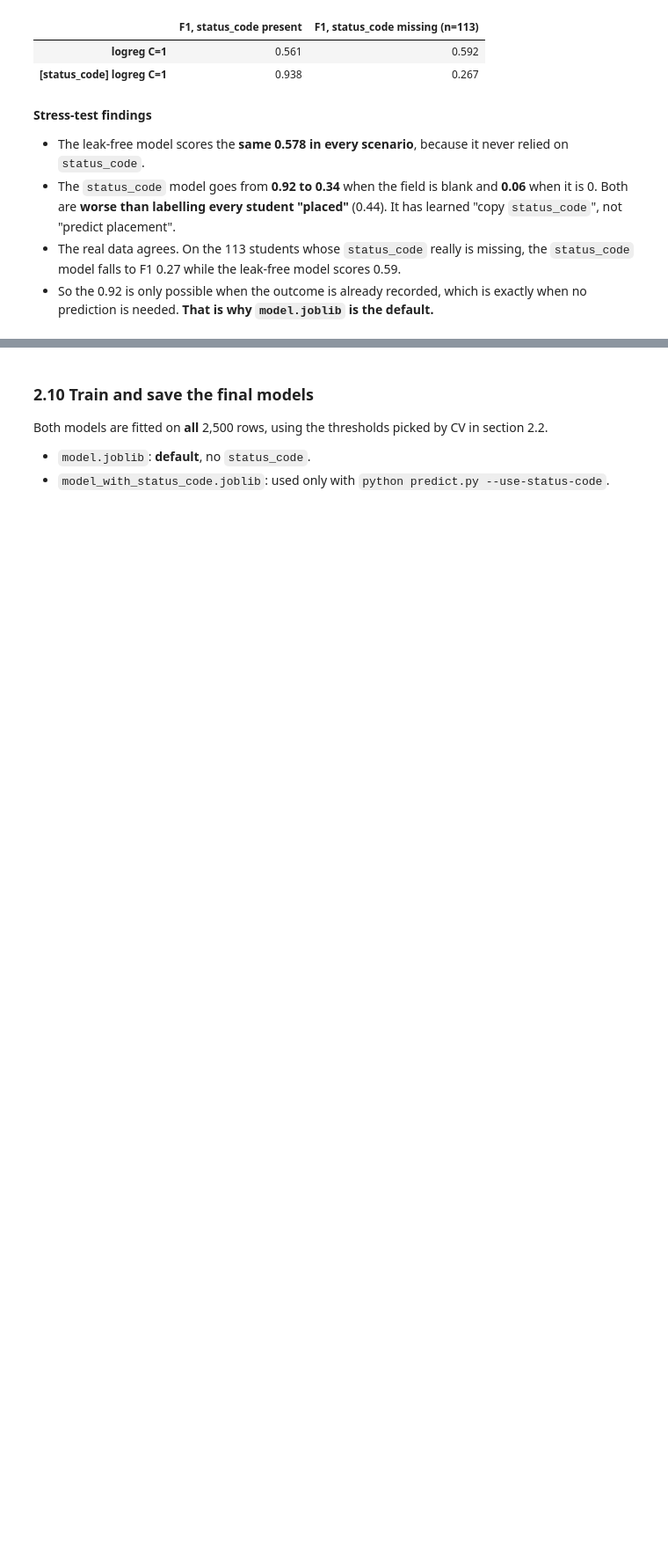
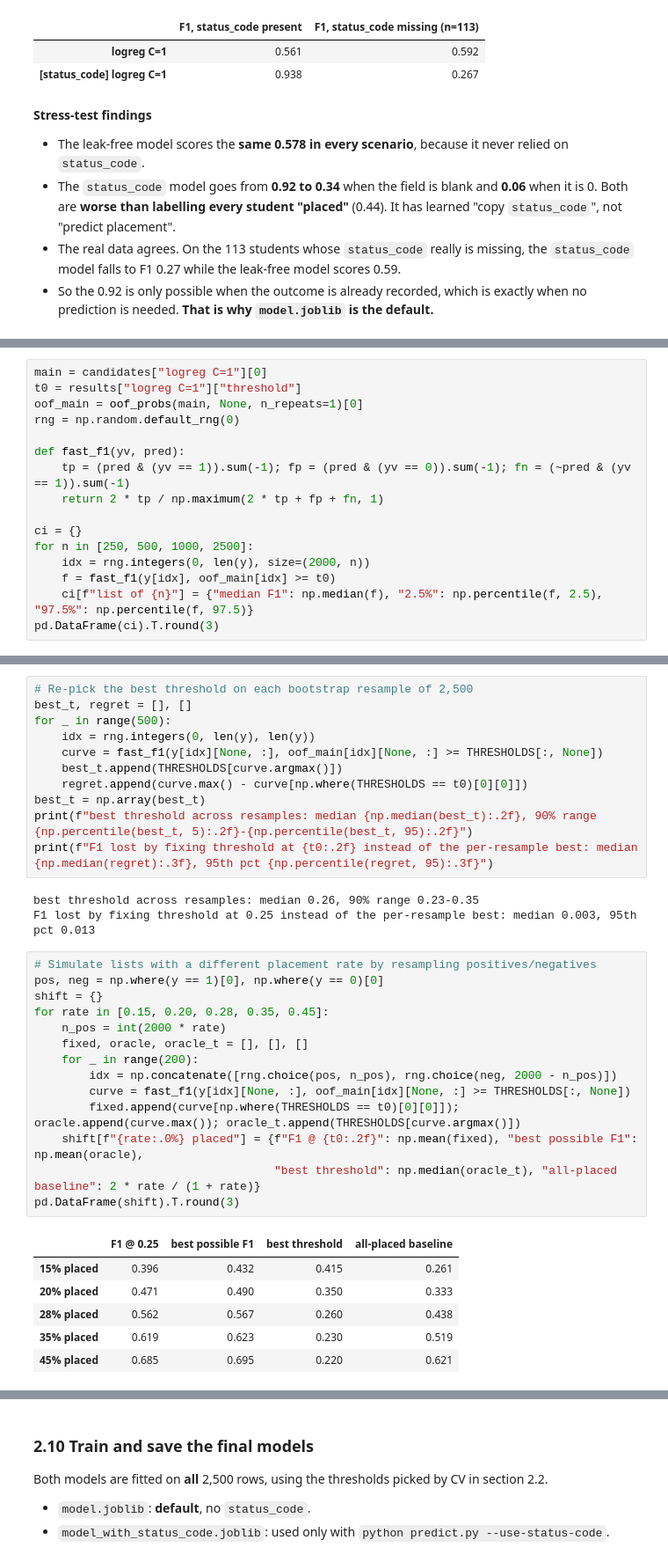
Before and after one commit to Pranov123/pranov_goML_submission, a Jupyter notebook: placement/analysis.ipynb, the cells around one changed output, grey strips where cells are left out. Shown at 88% size. Drawn from its saved outputs; the diff is of its cells as text; blank space fills up the shorter version.

Commit message:
Add F1 confidence intervals, threshold stability and placement-rate sensitivity

```diff
--- a/placement/analysis.ipynb
+++ b/placement/analysis.ipynb
@@ -504,0 +511,16 @@ pd.DataFrame(natural).T.round(3)
+# %%
+main = candidates["logreg C=1"][0]
+t0 = results["logreg C=1"]["threshold"]
+oof_main = oof_probs(main, None, n_repeats=1)[0]
+rng = np.random.default_rng(0)
+
+def fast_f1(yv, pred):
+    tp = (pred & (yv == 1)).sum(-1); fp = (pred & (yv == 0)).sum(-1); fn = (~pred & (yv == 1)).sum(-1)
+    return 2 * tp / np.maximum(2 * tp + fp + fn, 1)
+
+ci = {}
+for n in [250, 500, 1000, 2500]:
+    idx = rng.integers(0, len(y), size=(2000, n))
+    f = fast_f1(y[idx], oof_main[idx] >= t0)
+    ci[f"list of {n}"] = {"median F1": np.median(f), "2.5%": np.percentile(f, 2.5), "97.5%": np.percentile(f, 97.5)}
+pd.DataFrame(ci).T.round(3)
@@ -504,0 +533,35 @@ pd.DataFrame(natural).T.round(3)
+# %%
+# Re-pick the best threshold on each bootstrap resample of 2,500
+best_t, regret = [], []
+for _ in range(500):
+    idx = rng.integers(0, len(y), len(y))
+    curve = fast_f1(y[idx][None, :], oof_main[idx][None, :] >= THRESHOLDS[:, None])
+    best_t.append(THRESHOLDS[curve.argmax()])
+    regret.append(curve.max() - curve[np.where(THRESHOLDS == t0)[0][0]])
+best_t = np.array(best_t)
+print(f"best threshold across resamples: median {np.median(best_t):.2f}, 90% range {np.percentile(best_t, 5):.2f}-{np.percentile(best_t, 95):.2f}")
+print(f"F1 lost by fixing threshold at {t0:.2f} instead of the per-resample best: median {np.median(regret):.3f}, 95th pct {np.percentile(regret, 95):.3f}")
+# %% [output]
+best threshold across resamples: median 0.26, 90% range 0.23-0.35
+F1 lost by fixing threshold at 0.25 instead of the per-resample best: median 0.003, 95th pct 0.013
+# %%
+# Simulate lists with a different placement rate by resampling positives/negatives
+pos, neg = np.where(y == 1)[0], np.where(y == 0)[0]
+shift = {}
+for rate in [0.15, 0.20, 0.28, 0.35, 0.45]:
+    n_pos = int(2000 * rate)
+    fixed, oracle, oracle_t = [], [], []
+    for _ in range(200):
+        idx = np.concatenate([rng.choice(pos, n_pos), rng.choice(neg, 2000 - n_pos)])
+        curve = fast_f1(y[idx][None, :], oof_main[idx][None, :] >= THRESHOLDS[:, None])
+        fixed.append(curve[np.where(THRESHOLDS == t0)[0][0]]); oracle.append(curve.max()); oracle_t.append(THRESHOLDS[curve.argmax()])
+    shift[f"{rate:.0%} placed"] = {f"F1 @ {t0:.2f}": np.mean(fixed), "best possible F1": np.mean(oracle),
+                                   "best threshold": np.median(oracle_t), "all-placed baseline": 2 * rate / (1 + rate)}
+pd.DataFrame(shift).T.round(3)
+# %% [output]
+|  | F1 @ 0.25 | best possible F1 | best threshold | all-placed baseline |
+| 15% placed | 0.396 | 0.432 | 0.415 | 0.261 |
+| 20% placed | 0.471 | 0.490 | 0.350 | 0.333 |
+| 28% placed | 0.562 | 0.567 | 0.260 | 0.438 |
+| 35% placed | 0.619 | 0.623 | 0.230 | 0.519 |
+| 45% placed | 0.685 | 0.695 | 0.220 | 0.621 |
```
Also changed, not shown: parts of 4 cells of this notebook.
